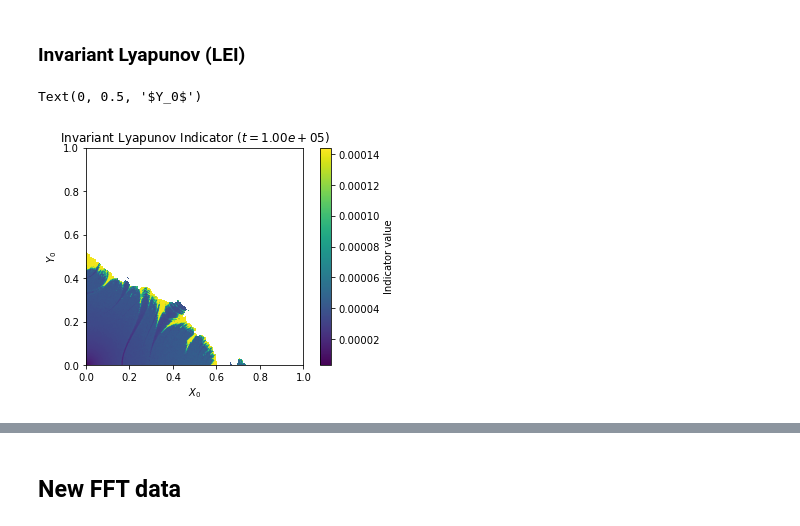
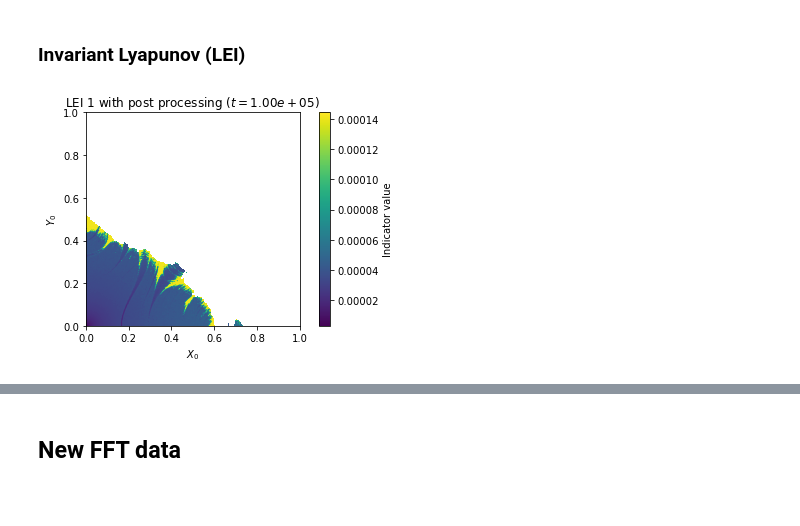
Before and after one commit to carlidel/dynamic_indicator_analysis, a Jupyter notebook: notebooks/first_analysis.ipynb, the cells around one changed output, grey strips where cells are left out. Saved outputs shown, nothing was run; the diff lists cells and outputs as text; code cells hidden in the pictures; blank space fills up the shorter version.

```diff
--- a/notebooks/first_analysis.ipynb
+++ b/notebooks/first_analysis.ipynb
@@ -29,3 +30,9 @@ inputdir = "../data"
 imgdir = "../img"
 # %% [markdown]
 ## Data Filename list
+# %%
+epsilon = 0.0
+mu = 0.0
+
+eps_mu_label = "eps_{:1}_mu_{:1}_".format(epsilon, mu).replace(".","_")
+print(eps_mu_label)
@@ -159,6 +203,6 @@ plt.ylabel("$Y_0$")
 # %%
 plt.figure()
-for i, t in enumerate(turn_samples):
+for i, t in tqdm(enumerate(turn_samples), total=len(turn_samples)):
     plt.imshow(LI[i], origin="lower", extent=[0,1,0,1])
     plt.colorbar(label="Indicator value")
     plt.title("Fast Lyapunov Indicator $(t={:.2e})$".format(t))
@@ -187,7 +235,5 @@ v_faddeev_leverrier = np.vectorize(faddeev_leverrier, signature="(n,m),(1)->(1)"
 # %%
 orto_displacement = h5py.File(os.path.join(inputdir, orto_displacement_file), mode='r')
-# %%
-turn_samples = np.logspace(np.log10(orto_displacement.attrs["min_turns"]), np.log10(orto_displacement.attrs["max_turns"]), orto_displacement.attrs["samples"], dtype=int)
 # %%
 sample = orto_displacement[str(turn_samples[-1])]
 # %%
@@ -195,7 +241,7 @@ LEI_1 = []
 LEI_2 = []
 LEI_3 = []
 LEI_4 = []
-for t in tqdm(turn_samples[-2:]):
+for t in tqdm(turn_samples[:]):
     sample = orto_displacement[str(t)]
 
     t11 = sample["x"][1] - sample["x"][0]
@@ -236,7 +282,8 @@ LEI_2 = np.asarray(LEI_2)
 LEI_3 = np.asarray(LEI_3)
 LEI_4 = np.asarray(LEI_4)
 
-LEI_1_PP = np.log10(np.sqrt(LEI_1)/orto_displacement.attrs["displacement"])/turn_samples[-2:,None, None]
-LEI_2_PP = np.log10(np.sqrt(LEI_2)/orto_displacement.attrs["displacement"])/turn_samples[-2:,None, None]
-LEI_3_PP = np.log10(np.sqrt(LEI_3)/orto_displacement.attrs["displacement"])/turn_samples[-2:,None, None]
-LEI_4_PP = np.log10(np.sqrt(LEI_4)/orto_displacement.attrs["displacement"])/turn_samples[-2:,None, None]
+## POST PROCESSING VERSION FOR MAKING IT COMPARABLE WITH LI
+LEI_1_PP = np.log10(np.sqrt(LEI_1)/orto_displacement.attrs["displacement"])/turn_samples[:,None, None]
+LEI_2_PP = np.log10(np.sqrt(LEI_2)/orto_displacement.attrs["displacement"])/turn_samples[:,None, None]
+LEI_3_PP = np.log10(np.sqrt(LEI_3)/orto_displacement.attrs["displacement"])/turn_samples[:,None, None]
+LEI_4_PP = np.log10(np.sqrt(LEI_4)/orto_displacement.attrs["displacement"])/turn_samples[:,None, None]
@@ -243,12 +306,15 @@ LEI_4_PP = np.log10(np.sqrt(LEI_4)/orto_displacement.attrs["displacement"])/turn
 # %%
 plt.figure()
+for i, t in tqdm(enumerate(turn_samples), total=len(turn_samples)):
+    plt.imshow(LEI_1_PP[i], origin="lower", extent=[0,1,0,1])
+    plt.colorbar(label="Indicator value")
+    plt.title("LEI 1 with post processing $(t={:.2e})$".format(t))
 
-plt.imshow(LEI_1_PP[-1], origin="lower", extent=[0,1,0,1])
-plt.colorbar(label="Indicator value")
-plt.title("Invariant Lyapunov Indicator $(t={:.2e})$".format(turn_samples[-1]))
+    plt.xlabel("$X_0$")
+    plt.ylabel("$Y_0$")
 
-plt.xlabel("$X_0$")
-plt.ylabel("$Y_0$")
+    plt.tight_layout()
+    plt.savefig(os.path.join(imgdir, "henon_4d_LEI_1_PP_{}.png".format(i)), dpi=DPI)
+    plt.clf() if i != len(turn_samples) - 1 else plt.show()
 # %% [output]
-Text(0, 0.5, '$Y_0$')
-[figure, old version]
+[figure, new version]
```
Also changed, not shown: parts of 79 cells of this notebook, 1 other file.
